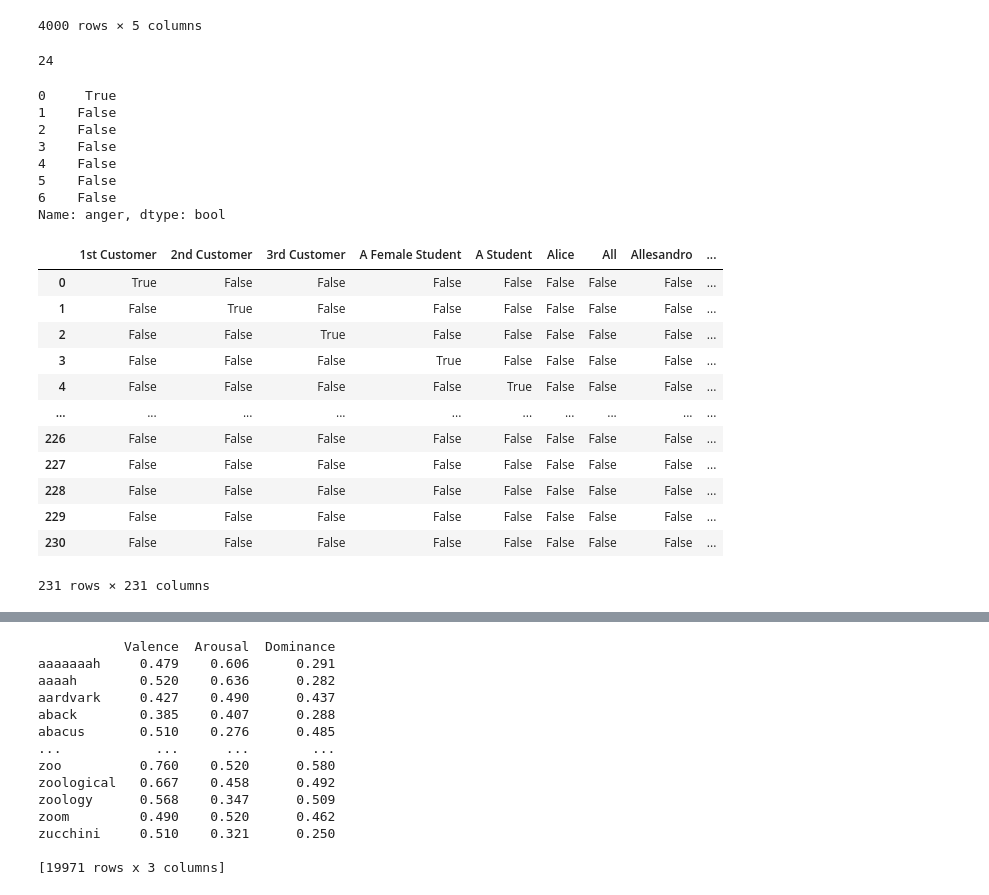
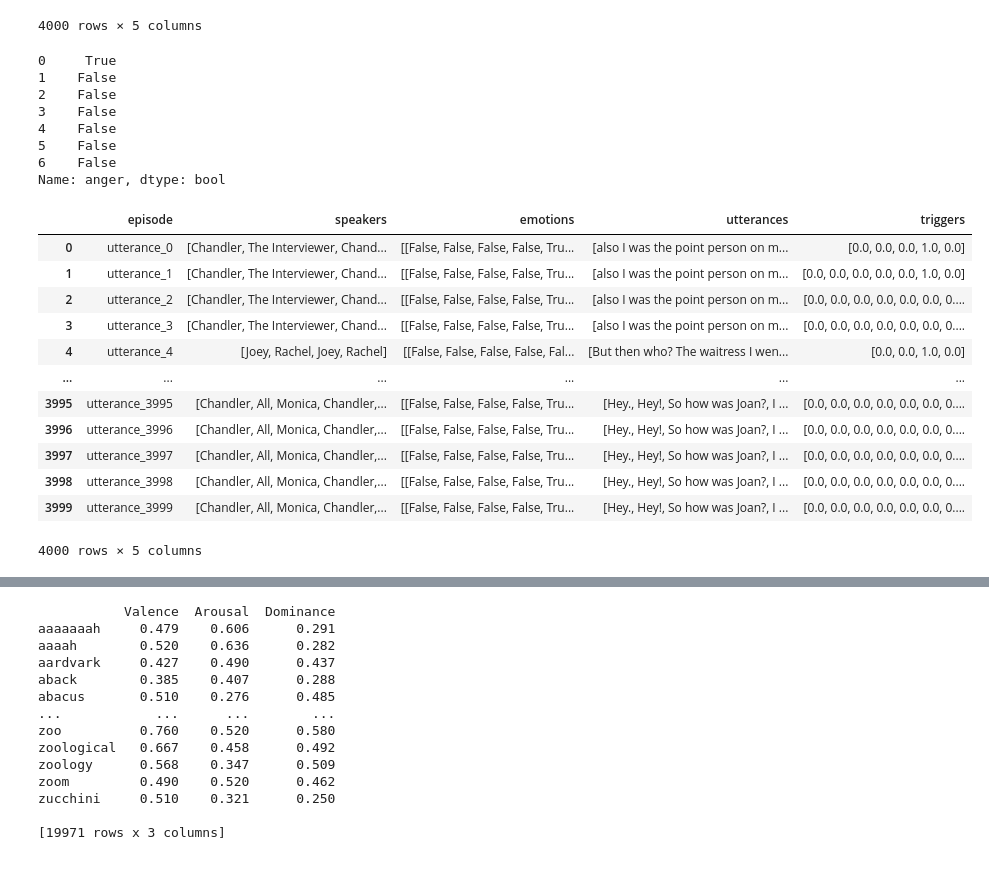
Before and after one commit to Thyaggo/SemEval-2023-Task-10, a Jupyter notebook: data_preprocessing.ipynb, the cells around one changed output, grey strips where cells are left out. Saved outputs shown, nothing was run; the diff lists cells and outputs as text; code cells hidden in the pictures.

```diff
--- a/data_preprocessing.ipynb
+++ b/data_preprocessing.ipynb
@@ -78,10 +70,6 @@ train_df
 | 3998 | utterance_3998 | [Chandler, All, Monica, Chandler,... | [neutral, joy, neutral, neutral, ... | [Hey., Hey!, So how was Joan?, I ... | [0.0, 0.0, 0.0, 0.0, 0.0, 0.0, 0.... |
 | 3999 | utterance_3999 | [Chandler, All, Monica, Chandler,... | [neutral, joy, neutral, neutral, ... | [Hey., Hey!, So how was Joan?, I ... | [0.0, 0.0, 0.0, 0.0, 0.0, 0.0, 0.... |
 4000 rows × 5 columns
-# %%
-max(len(train_df['triggers'][i]) for i in range(len(train_df)))
-# %% [output]
-24
 # %%
 dummies = pd.get_dummies(EMOTIONS)
 dummies['anger']
@@ -101,28 +89,3 @@ for i in train_df['emotions']:
     for j in i:
         listtemp.append(dummies[j])
     listaEmo.append(listtemp)
-# %%
-listSpk = []
-for i in train_df['speakers']:
-    for j in i:
-        if j in listSpk:
-            continue
-        else:
-            listSpk.append(j)
-listSpk.sort()
-speaker_specific = pd.get_dummies(listSpk)
-speaker_specific
-# %% [output]
-|  | 1st Customer | 2nd Customer | 3rd Customer | A Female Student | A Student | Alice | All | Allesandro | ... |
-| 0 | True | False | False | False | False | False | False | False | ... |
-| 1 | False | True | False | False | False | False | False | False | ... |
-| 2 | False | False | True | False | False | False | False | False | ... |
-| 3 | False | False | False | True | False | False | False | False | ... |
-| 4 | False | False | False | False | True | False | False | False | ... |
-| ... | ... | ... | ... | ... | ... | ... | ... | ... | ... |
-| 226 | False | False | False | False | False | False | False | False | ... |
-| 227 | False | False | False | False | False | False | False | False | ... |
-| 228 | False | False | False | False | False | False | False | False | ... |
-| 229 | False | False | False | False | False | False | False | False | ... |
-| 230 | False | False | False | False | False | False | False | False | ... |
-231 rows × 231 columns
@@ -135,0 +92,17 @@ speaker_specific
+# %%
+train_df['emotions'] = listaEmo
+train_df
+# %% [output]
+|  | episode | speakers | emotions | utterances | triggers |
+| 0 | utterance_0 | [Chandler, The Interviewer, Chand... | [[False, False, False, False, Tru... | [also I was the point person on m... | [0.0, 0.0, 0.0, 1.0, 0.0] |
+| 1 | utterance_1 | [Chandler, The Interviewer, Chand... | [[False, False, False, False, Tru... | [also I was the point person on m... | [0.0, 0.0, 0.0, 0.0, 0.0, 1.0, 0.0] |
+| 2 | utterance_2 | [Chandler, The Interviewer, Chand... | [[False, False, False, False, Tru... | [also I was the point person on m... | [0.0, 0.0, 0.0, 0.0, 0.0, 0.0, 0.... |
+| 3 | utterance_3 | [Chandler, The Interviewer, Chand... | [[False, False, False, False, Tru... | [also I was the point person on m... | [0.0, 0.0, 0.0, 0.0, 0.0, 0.0, 0.... |
+| 4 | utterance_4 | [Joey, Rachel, Joey, Rachel] | [[False, False, False, False, Fal... | [But then who? The waitress I wen... | [0.0, 0.0, 1.0, 0.0] |
+| ... | ... | ... | ... | ... | ... |
+| 3995 | utterance_3995 | [Chandler, All, Monica, Chandler,... | [[False, False, False, False, Tru... | [Hey., Hey!, So how was Joan?, I ... | [0.0, 0.0, 0.0, 0.0, 0.0, 0.0, 0.... |
+| 3996 | utterance_3996 | [Chandler, All, Monica, Chandler,... | [[False, False, False, False, Tru... | [Hey., Hey!, So how was Joan?, I ... | [0.0, 0.0, 0.0, 0.0, 0.0, 0.0, 0.... |
+| 3997 | utterance_3997 | [Chandler, All, Monica, Chandler,... | [[False, False, False, False, Tru... | [Hey., Hey!, So how was Joan?, I ... | [0.0, 0.0, 0.0, 0.0, 0.0, 0.0, 0.... |
+| 3998 | utterance_3998 | [Chandler, All, Monica, Chandler,... | [[False, False, False, False, Tru... | [Hey., Hey!, So how was Joan?, I ... | [0.0, 0.0, 0.0, 0.0, 0.0, 0.0, 0.... |
+| 3999 | utterance_3999 | [Chandler, All, Monica, Chandler,... | [[False, False, False, False, Tru... | [Hey., Hey!, So how was Joan?, I ... | [0.0, 0.0, 0.0, 0.0, 0.0, 0.0, 0.... |
+4000 rows × 5 columns
```
Also changed, not shown: parts of 31 cells of this notebook, 6 other files.
